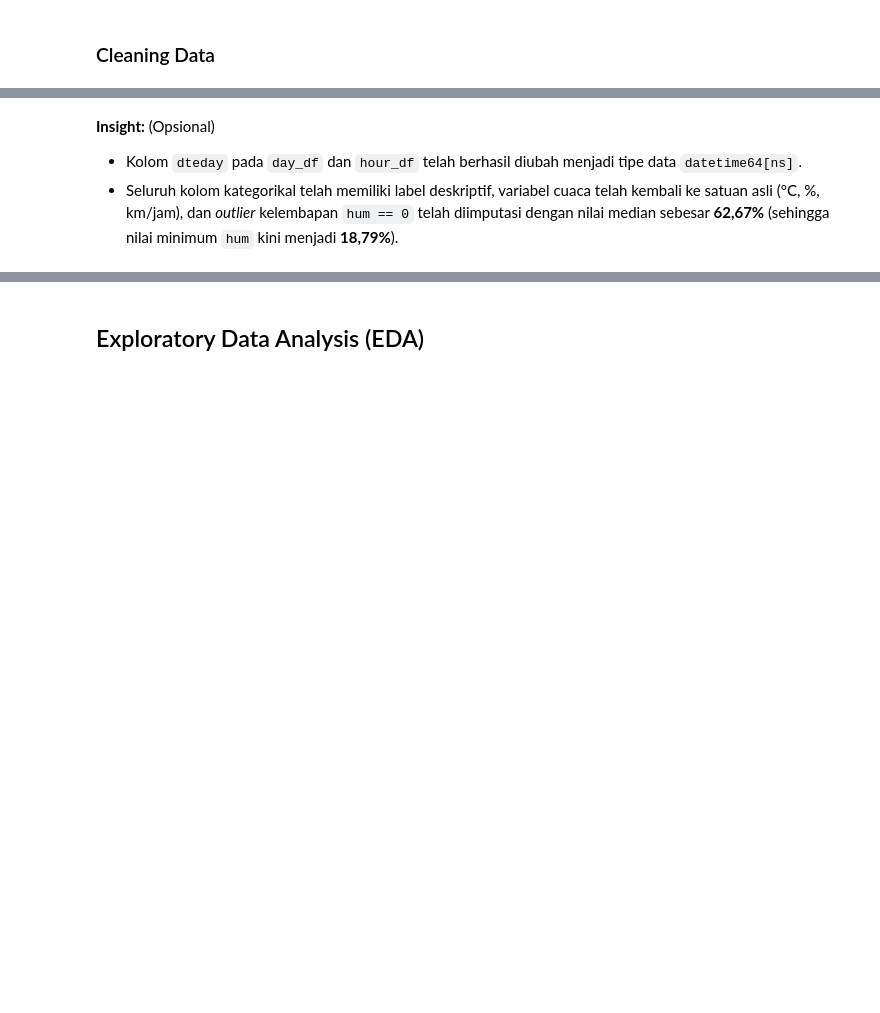
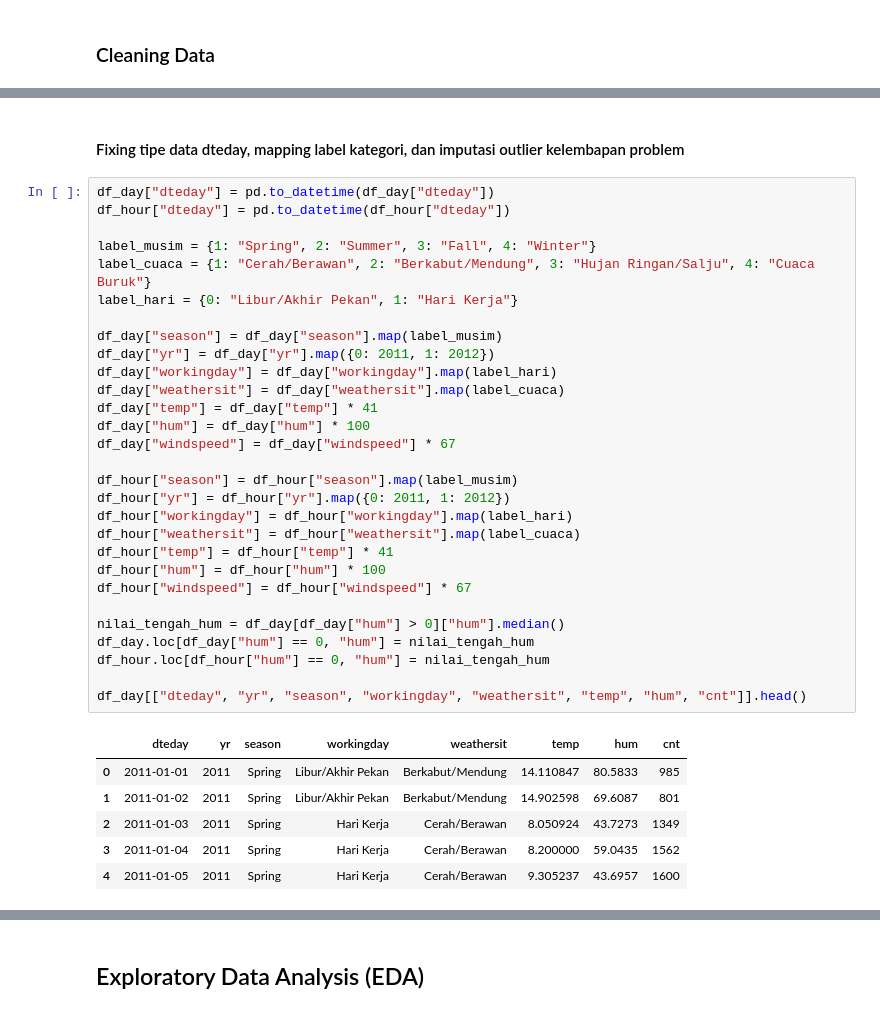
Before and after one commit to gungwisnu/bike-sharing-analysis, a Jupyter notebook: notebook.ipynb, the cells around one changed output, grey strips where cells are left out. Cells and saved outputs as stored; diff of their text form; blank space fills up the shorter version.

```diff
--- a/notebook.ipynb
+++ b/notebook.ipynb
@@ -198,4 +137,38 @@ Nilai minimum hum setelah cleaning: 18.79%
-# %% [markdown]
-**Insight:** (Opsional)
-- Kolom `dteday` pada `day_df` dan `hour_df` telah berhasil diubah menjadi tipe data `datetime64[ns]`.
-- Seluruh kolom kategorikal telah memiliki label deskriptif, variabel cuaca telah kembali ke satuan asli (°C, %, km/jam), dan *outlier* kelembapan `hum == 0` telah diimputasi dengan nilai median sebesar **62,67%** (sehingga nilai minimum `hum` kini menjadi **18,79%**).
+# %% [markdown]
+#### Fixing tipe data dteday, mapping label kategori, dan imputasi outlier kelembapan problem
+# %%
+df_day["dteday"] = pd.to_datetime(df_day["dteday"])
+df_hour["dteday"] = pd.to_datetime(df_hour["dteday"])
+
+label_musim = {1: "Spring", 2: "Summer", 3: "Fall", 4: "Winter"}
+label_cuaca = {1: "Cerah/Berawan", 2: "Berkabut/Mendung", 3: "Hujan Ringan/Salju", 4: "Cuaca Buruk"}
+label_hari = {0: "Libur/Akhir Pekan", 1: "Hari Kerja"}
+
+df_day["season"] = df_day["season"].map(label_musim)
+df_day["yr"] = df_day["yr"].map({0: 2011, 1: 2012})
+df_day["workingday"] = df_day["workingday"].map(label_hari)
+df_day["weathersit"] = df_day["weathersit"].map(label_cuaca)
+df_day["temp"] = df_day["temp"] * 41
+df_day["hum"] = df_day["hum"] * 100
+df_day["windspeed"] = df_day["windspeed"] * 67
+
+df_hour["season"] = df_hour["season"].map(label_musim)
+df_hour["yr"] = df_hour["yr"].map({0: 2011, 1: 2012})
+df_hour["workingday"] = df_hour["workingday"].map(label_hari)
+df_hour["weathersit"] = df_hour["weathersit"].map(label_cuaca)
+df_hour["temp"] = df_hour["temp"] * 41
+df_hour["hum"] = df_hour["hum"] * 100
+df_hour["windspeed"] = df_hour["windspeed"] * 67
+
+nilai_tengah_hum = df_day[df_day["hum"] > 0]["hum"].median()
+df_day.loc[df_day["hum"] == 0, "hum"] = nilai_tengah_hum
+df_hour.loc[df_hour["hum"] == 0, "hum"] = nilai_tengah_hum
+
+df_day[["dteday", "yr", "season", "workingday", "weathersit", "temp", "hum", "cnt"]].head()
+# %% [output]
+|  | dteday | yr | season | workingday | weathersit | temp | hum | cnt |
+| 0 | 2011-01-01 | 2011 | Spring | Libur/Akhir Pekan | Berkabut/Mendung | 14.110847 | 80.5833 | 985 |
+| 1 | 2011-01-02 | 2011 | Spring | Libur/Akhir Pekan | Berkabut/Mendung | 14.902598 | 69.6087 | 801 |
+| 2 | 2011-01-03 | 2011 | Spring | Hari Kerja | Cerah/Berawan | 8.050924 | 43.7273 | 1349 |
+| 3 | 2011-01-04 | 2011 | Spring | Hari Kerja | Cerah/Berawan | 8.200000 | 59.0435 | 1562 |
+| 4 | 2011-01-05 | 2011 | Spring | Hari Kerja | Cerah/Berawan | 9.305237 | 43.6957 | 1600 |
```
Also changed, not shown: parts of 37 cells of this notebook, 4 other files.
